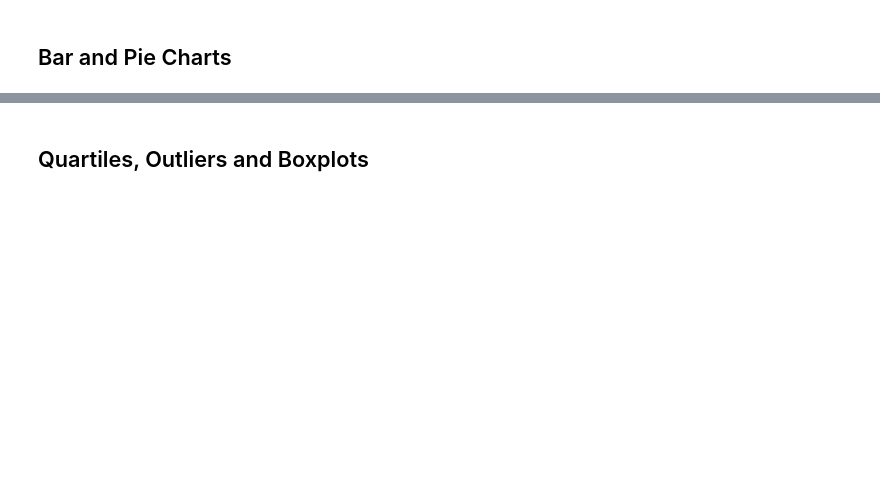
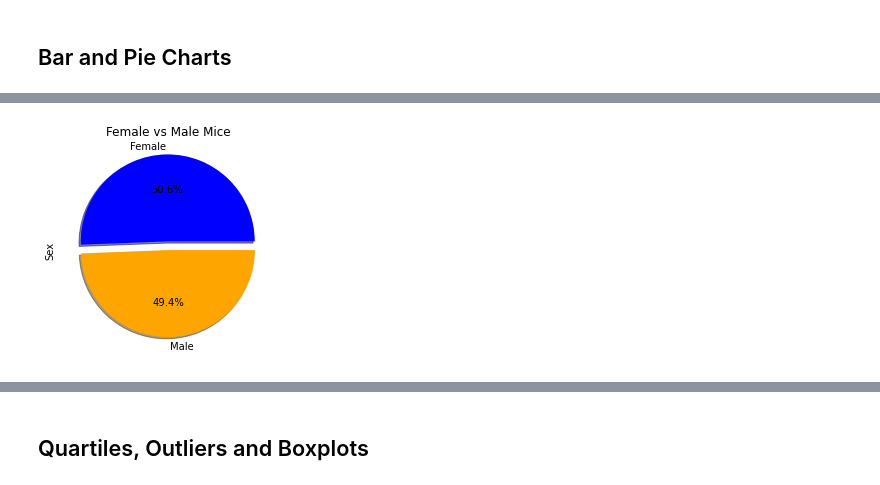
Before and after one commit to KaushalPatel24/Metplotlib, a Jupyter notebook: Pymaceuticals/pymaceuticals_starter.ipynb, the cells around one changed output, grey strips where cells are left out. Saved outputs shown, nothing was run; the diff lists cells and outputs as text; code cells hidden in the pictures; blank space fills up the shorter version.

```diff
--- a/Pymaceuticals/pymaceuticals_starter.ipynb
+++ b/Pymaceuticals/pymaceuticals_starter.ipynb
@@ -72,2 +207,15 @@ Name: Mouse ID, Length: 1893, dtype: object>
 # %%
 # Generate a pie plot showing the distribution of female versus male mice using Pandas
+
+gender_data= clean_dataframe["Sex"].value_counts()
+
+plt.title("Female vs Male Mice")
+labels=["Female","Male"]
+colors=["blue", "orange"]
+explode =(0.1, 0)
+gender_data.plot.pie(labels=labels, colors=colors, explode=explode, shadow=True, autopct="%1.1f%%")
+
+
+plt.show()
+# %% [output]
+[figure, added]
```
Also changed, not shown: parts of 27 cells of this notebook.
